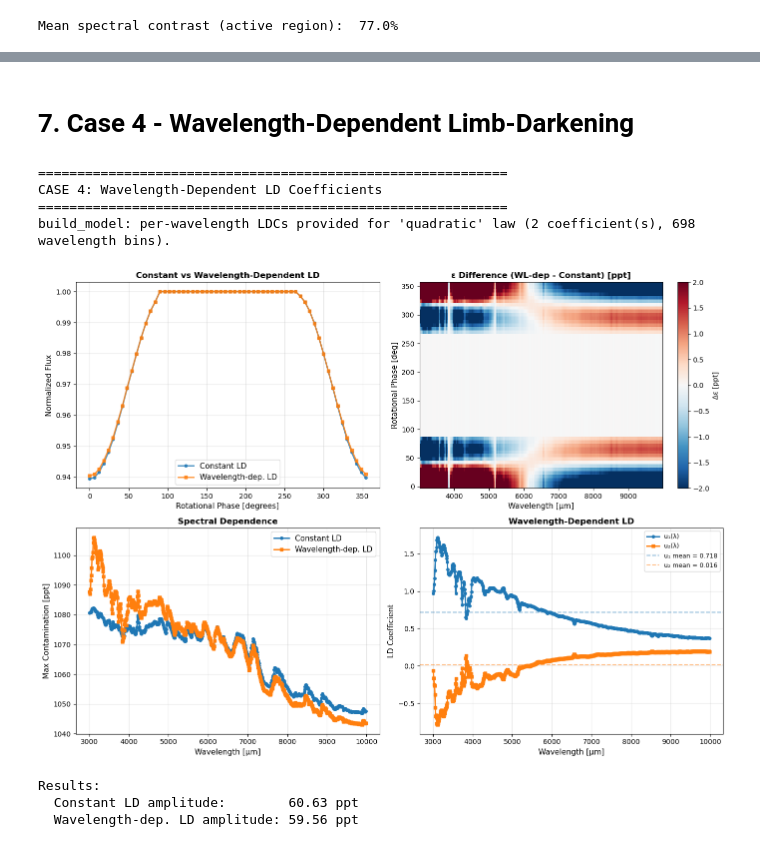
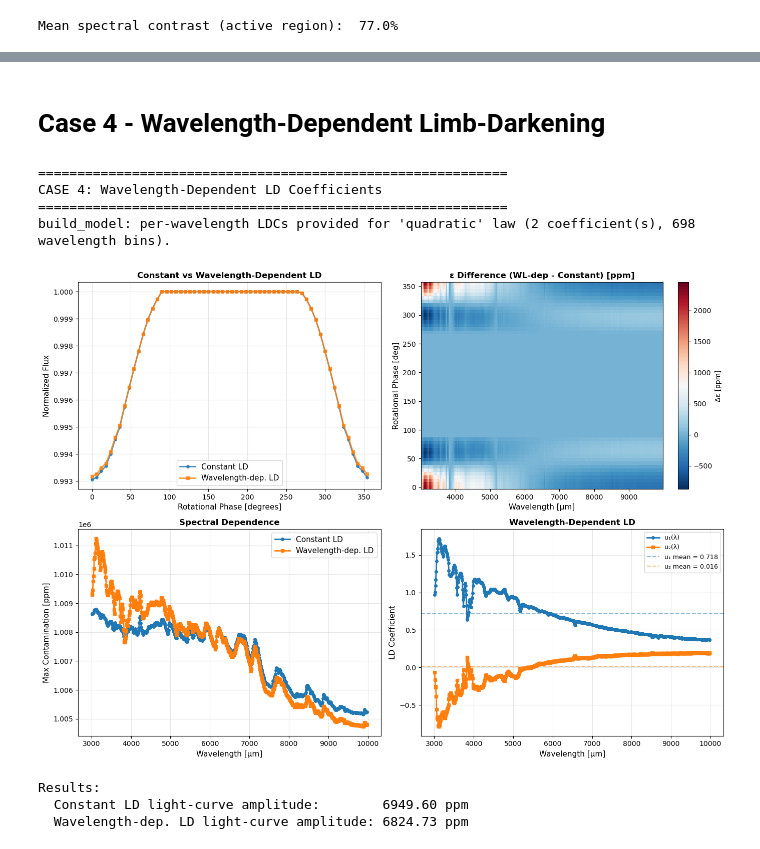
Before and after one commit to SamMerc/sajax, a Jupyter notebook: docs/examples/sajax_quickstart.ipynb, the cells around one changed output, grey strips where cells are left out. Saved outputs shown, nothing was run; the diff lists cells and outputs as text; code cells hidden in the pictures.

```diff
--- a/docs/examples/sajax_quickstart.ipynb
+++ b/docs/examples/sajax_quickstart.ipynb
@@ -283,7 +269,7 @@ for inc in inclinations:
         params              = params_inc,
         ar_lat              = [20.0],
         ar_long             = [0.0],
-        ar_size             = [15.0],
+        ar_size             = [5.0],                     # 5° radius
         phases_rot          = np.linspace(0, 360, 60, endpoint=False),
         stellar_grid_size   = 100,      # stellar radius in pixels
         ve                  = 2.0,
@@ -310,7 +296,7 @@ print(f"\nAmplitudes vs Inclination:")
 amplitudes = [np.max(r["lc"]) - np.min(r["lc"]) for r in results_inc]
 
 for inc, amp in zip(inclinations, amplitudes):
-    print(f"  i = {inc:5.1f}°:  {amp*1e3:6.2f} ppt")
+    print(f"  i = {inc:5.1f}°:  {amp*1e6:6.2f} ppm")
 # %% [output]
 ============================================================
 CASE 3: Effect of Stellar Inclination
@@ -326,5 +312,5 @@ Amplitudes vs Inclination:
 # %% [markdown]
-# 7. Case 4 - Wavelength-Dependent Limb-Darkening
+# Case 4 - Wavelength-Dependent Limb-Darkening
 # %%
 print("\n" + "="*60)
 print("CASE 4: Wavelength-Dependent LD Coefficients")
@@ -337,7 +323,7 @@ result_case4 = compute_light_curve(
     params              = dict(u1=u1_wavelength, u2=u2_wavelength, inc_star=90.0),
     ar_lat              = [20.0],
     ar_long             = [0.0],
-    ar_size             = [15.0],
+    ar_size             = [5.0],                     # 5° radius
     phases_rot          = np.linspace(0, 360, 60, endpoint=False),
     stellar_grid_size   = 100,      # stellar radius in pixels
     ve                  = 2.0,
@@ -360,49 +346,49 @@ ax.grid(True, alpha=0.3)
 
 # Plot 2: Contamination difference
 ax = axes[0, 1]
-eps_diff = (result_case4["epsilon"] - result_case1["epsilon"]) * 1e3
-im = ax.pcolormesh(wavelength, phases, eps_diff, shading='auto', cmap='RdBu_r', vmin=-2, vmax=2)
+eps_diff = (result_case4["epsilon"] - result_case1["epsilon"]) * 1e6
+im = ax.pcolormesh(wavelength, phases, eps_diff, shading='auto', cmap='RdBu_r')
 ax.set_xlabel('Wavelength [μm]', fontsize=11)
 ax.set_ylabel('Rotational Phase [deg]', fontsize=11)
-ax.set_title('ε Difference (WL-dep - Constant) [ppt]', fontsize=12, fontweight='bold')
-cbar = plt.colorbar(im, ax=ax, label='Δε [ppt]')
+ax.set_title('ε Difference (WL-dep - Constant) [ppm]', fontsize=12, fontweight='bold')
+cbar = plt.colorbar(im, ax=ax, label='Δε [ppm]')
 
 # Plot 3: Maximum contamination per wavelength
 ax = axes[1, 0]
-max_cont_const = np.max(result_case1["epsilon"], axis=0) * 1e3
-max_cont_wldep = np.max(result_case4["epsilon"], axis=0) * 1e3
+max_cont_const = np.max(result_case1["epsilon"], axis=0) * 1e6
+max_cont_wldep = np.max(result_case4["epsilon"], axis=0) * 1e6
 ax.plot(wavelength, max_cont_const, 'o-', label='Constant LD', linewidth=2, markersize=4)
 ax.plot(wavelength, max_cont_wldep, 's-', label='Wavelength-dep. LD', linewidth=2, markersize=4)
 ax.set_xlabel('Wavelength [μm]', fontsize=11)
-ax.set_ylabel('Max Contamination [ppt]', fontsize=11)
+ax.set_ylabel('Max Contamination [ppm]', fontsize=11)
 ax.set_title('Spectral Dependence', fontsize=12, fontweight='bold')
 ax.legend(fontsize=11)
 ax.grid(True, alpha=0.3)
 
 # Plot 4: LD variation
 ax = axes[1, 1]
 ax.plot(wavelength, u1_wavelength, 'o-', label='u₁(λ)', linewidth=2, markersize=4)
 ax.plot(wavelength, u2_wavelength, 's-', label='u₂(λ)', linewidth=2, markersize=4)
 ax.axhline(u1_mean, color='C0', linestyle='--', alpha=0.5, label=f'u₁ mean = {u1_mean:.3f}')
 ax.axhline(u2_mean, color='C1', linestyle='--', alpha=0.5, label=f'u₂ mean = {u2_mean:.3f}')
 ax.set_xlabel('Wavelength [μm]', fontsize=11)
 ax.set_ylabel('LD Coefficient', fontsize=11)
 ax.set_title('Wavelength-Dependent LD', fontsize=12, fontweight='bold')
 ax.legend(fontsize=9)
 ax.grid(True, alpha=0.3)
 
 plt.tight_layout()
 plt.show()
 
 print(f"\nResults:")
-print(f"  Constant LD amplitude:        {lc_amplitude*1e3:.2f} ppt")
-print(f"  Wavelength-dep. LD amplitude: {(np.max(result_case4['lc']) - np.min(result_case4['lc']))*1e3:.2f} ppt")
+print(f"  Constant LD light-curve amplitude:        {lc_amplitude*1e6:.2f} ppm")
+print(f"  Wavelength-dep. LD light-curve amplitude: {(np.max(result_case4['lc']) - np.min(result_case4['lc']))*1e6:.2f} ppm")
 # %% [output]
 ============================================================
 CASE 4: Wavelength-Dependent LD Coefficients
 ============================================================
 build_model: per-wavelength LDCs provided for 'quadratic' law (2 coefficient(s), 698 wavelength bins).
-[figure, old version]
+[figure, new version]
 Results:
-  Constant LD amplitude:        60.63 ppt
-  Wavelength-dep. LD amplitude: 59.56 ppt
+  Constant LD light-curve amplitude:        6949.60 ppm
+  Wavelength-dep. LD light-curve amplitude: 6824.73 ppm
```
Also changed, not shown: parts of 10 cells of this notebook, 1 other file.
